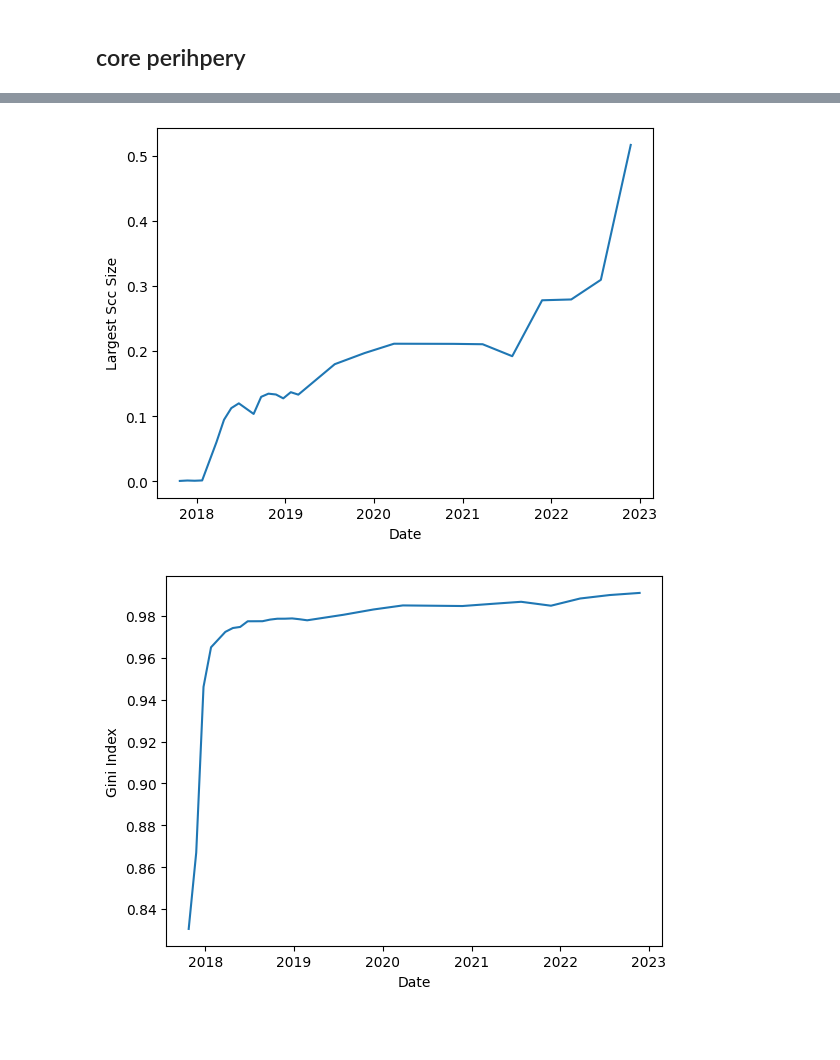
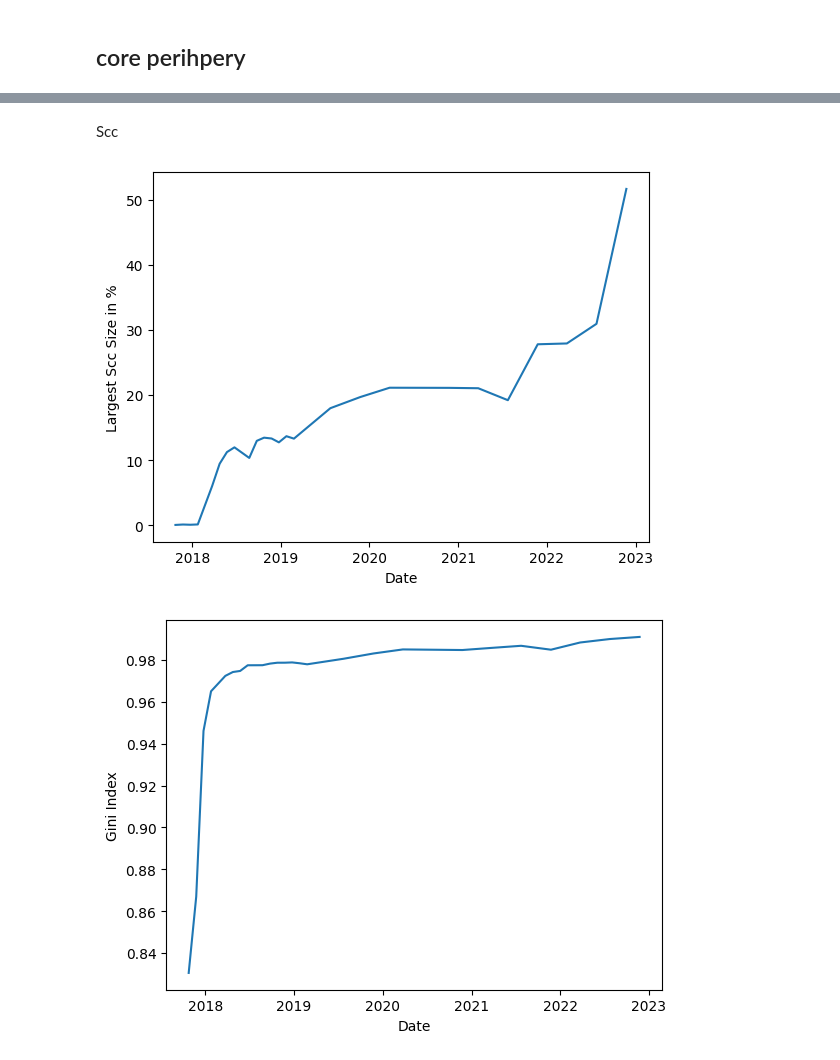
Before and after one commit to gabrielebrunini/CardanoMAP, a Jupyter notebook: clustering_scripts/create_plots.ipynb, the cells around one changed output, grey strips where cells are left out. Drawn from its saved outputs; the diff is of its cells as text; code cells hidden in the pictures; blank space fills up the shorter version.

```diff
--- a/clustering_scripts/create_plots.ipynb
+++ b/clustering_scripts/create_plots.ipynb
@@ -21,11 +21,3 @@ balances = [i for i in balancesdb.find({})]
 scc = [i for i in sccdb.find({})]
 
 all_arr = [advsent, advsent_dist, degreedist, core, balances, scc]
-# %%
-curr_date = datetime.fromtimestamp(advsent[-1]["timestamp"])
-timestamps = []
-
-for i in range(6):
-    curr_date += relativedelta(months=4)
-    timestamps.append(int(datetime.timestamp(curr_date)))
-    print("ts ", int(datetime.timestamp(curr_date)), " date ", curr_date)
@@ -74,14 +62,16 @@ plt.show()
+# %% [markdown]
+Scc
 # %%
 xdate = [datetime.fromtimestamp(i["timestamp"]) for i in scc]
 sccs = np.array([i["scc_size"] for i in scc] )
 ents = np.array([i["no_ent"] for i in advsent])
 
-plt.plot(xdate, sccs/ents)
+plt.plot(xdate, sccs/ents * 100)
 plt.xlabel("Date")
-plt.ylabel("Largest Scc Size")
+plt.ylabel("Largest Scc Size in %")
 plt.show()
 # %% [output]
-[figure, old version]
+[figure, new version]
 # %%
 xdate = [datetime.fromtimestamp(i["timestamp"]) for i in balances]
 y = np.array([i["gini_index"] for i in balances] )
```
Also changed, not shown: parts of 10 cells of this notebook.
